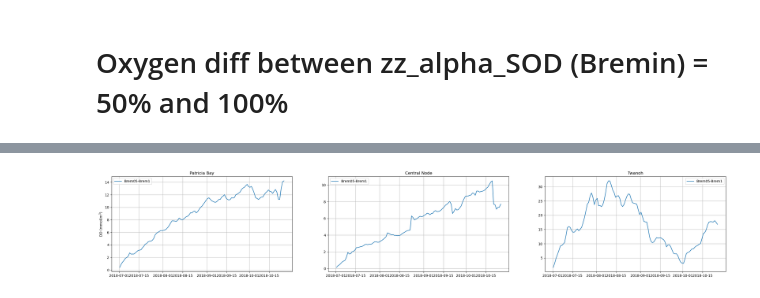
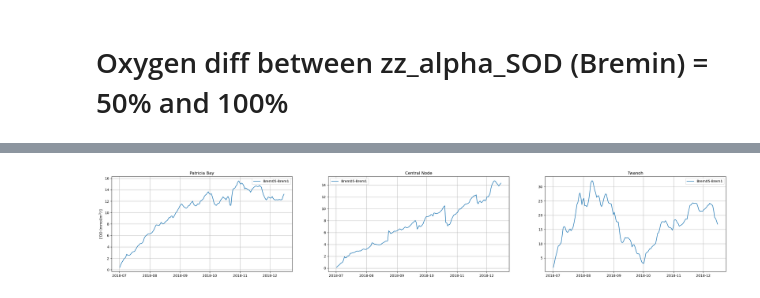
Before and after one commit to SalishSeaCast/analysis-abdoul, a Jupyter notebook: notebooks/salishsea_oxy/oxygen_analysis/O2_botTimeSeries_v202111VSPref30VSPref80PONtoDON.ipynb, the cells around one changed output, grey strips where cells are left out. Cells and saved outputs as stored; diff of their text form; code cells hidden in the pictures.

```diff
--- a/notebooks/salishsea_oxy/oxygen_analysis/O2_botTimeSeries_v202111VSPref30VSPref80PONtoDON.ipynb
+++ b/notebooks/salishsea_oxy/oxygen_analysis/O2_botTimeSeries_v202111VSPref30VSPref80PONtoDON.ipynb
@@ -44,9 +58,9 @@ for alpha in range(0, 4):
         colors = 'c'
         labels = 'ref30rem05'
         smonth = 7
-        emonth = 10
+        emonth = 11
         startdate = arrow.get(syear, smonth, 1)
-        enddate = arrow.get(eyear, emonth, 25)
+        enddate = arrow.get(eyear, emonth, 30)
     else:
         dir = '/ocean/sallen/timbucktwo/oxygen_Pref80/'
         colors = 'g'
@@ -118,17 +132,16 @@ for alpha in range(0, 4):
 syear = 2018
 eyear = 2018
 smonth = 7
-emonth = 10
+emonth = 12
 startdate = arrow.get(syear, smonth, 1)
-enddate = arrow.get(eyear, emonth, 25)
+enddate = arrow.get(eyear, emonth, 15)
 print (startdate, enddate)
 line, col = (1, 3)
 fig, ax = plt.subplots(line, col, figsize=(32, 5))
-ylabel = list(['DO (mmol/m$^3$)','NO3 (mmolN/m$^3$)','NH4 (mmolN/m$^3$)','PON (mmolN/m$^3$)','DON (mmolN/m$^3$)','SMS (mmolO$_2$/m$^3$/s)'])
+ylabel = list(['DO (mmol/m$^3$)'])
 place = list(['Patricia Bay','Central Node','Twanoh'])
 dir = '/ocean/sallen/timbucktwo/oxygen/'
 dir2 = '/ocean/sallen/timbucktwo/oxygen_Pref30/'
-
 
 for j in range(0, col):
     if j==0:
@@ -160,7 +173,7 @@ for j in range(0, col):
             oxy2 = xr.concat([oxy2, oxy02], dim='time_counter')
 
     ax[j].plot(oxy.time_counter, oxy-oxy2, label='Brem05-Brem1')
-    ax[0].set_ylabel(f'{ylabel[0]}')
+    ax[0].set_ylabel(f'{ylabel}')
     ax[j].set_title(f'{place[j]}')
     ax[j].grid()
     ax[j].legend()
@@ -169 +182 @@ for j in range(0, col):
-[figure, old version]
+[figure, new version]
```
Also changed, not shown: parts of 8 cells of this notebook.
